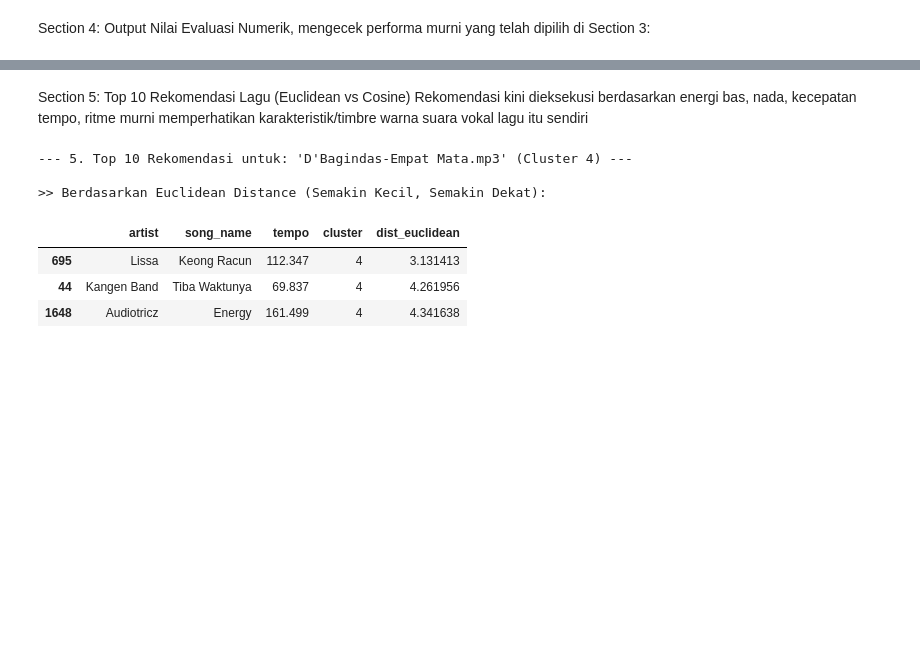
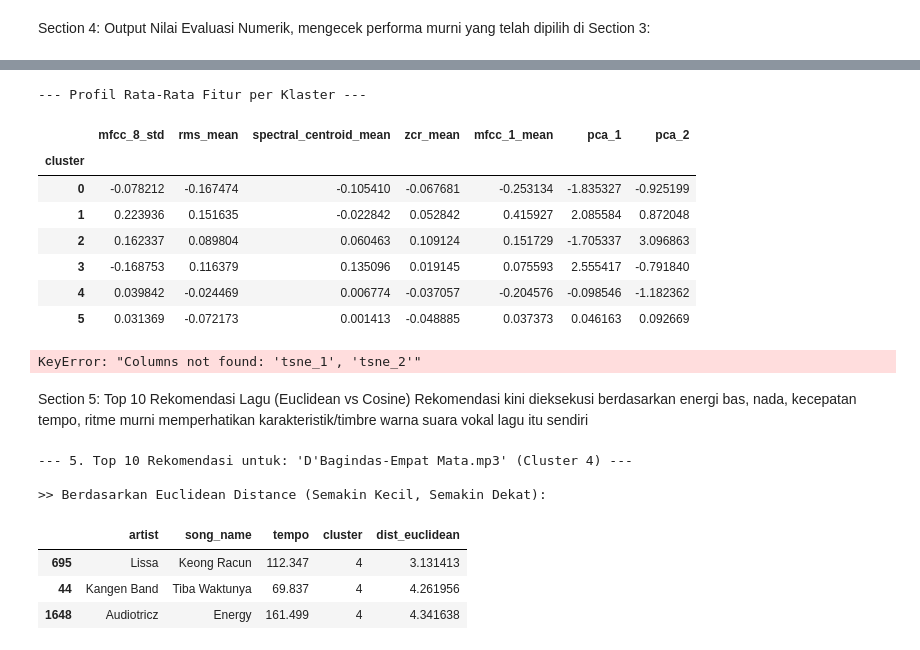
Before and after one commit to SSZ4RCHANGEL/Clustify-3K-MusicRecSys2026, a Jupyter notebook: kmeans_preprocessing.ipynb, the cells around one changed output, grey strips where cells are left out. Saved outputs shown, nothing was run; the diff lists cells and outputs as text; code cells hidden in the pictures; blank space fills up the shorter version.

```diff
--- a/kmeans_preprocessing.ipynb
+++ b/kmeans_preprocessing.ipynb
@@ -199,3 +285,35 @@ Nilai CH Index       : 85.92
+# %%
+# --- 3.5 Analisis Profil Karakteristik Setiap Klaster ---
+# Tentukan kolom fitur spesifik yang ingin dianalisis
+kolom_analisis = ['mfcc_8_std', 'rms_mean', 'spectral_centroid_mean', 'zcr_mean', 'mfcc_1_mean' , 'pca_1', 'pca_2']
+
+# Hitung rata-rata (mean) hanya pada kolom analisis yang dipilih berdasarkan klaster
+cluster_profile = df_norm.groupby('cluster')[kolom_analisis].mean()
+
+print("\n--- Profil Rata-Rata Fitur per Klaster ---")
+display(cluster_profile)
+# %% [output]
+--- Profil Rata-Rata Fitur per Klaster ---
+|  | mfcc_8_std | rms_mean | spectral_centroid_mean | zcr_mean | mfcc_1_mean | pca_1 | pca_2 |
+| cluster |  |  |  |  |  |  |  |
+| 0 | -0.078212 | -0.167474 | -0.105410 | -0.067681 | -0.253134 | -1.835327 | -0.925199 |
+| 1 | 0.223936 | 0.151635 | -0.022842 | 0.052842 | 0.415927 | 2.085584 | 0.872048 |
+| 2 | 0.162337 | 0.089804 | 0.060463 | 0.109124 | 0.151729 | -1.705337 | 3.096863 |
+| 3 | -0.168753 | 0.116379 | 0.135096 | 0.019145 | 0.075593 | 2.555417 | -0.791840 |
+| 4 | 0.039842 | -0.024469 | 0.006774 | -0.037057 | -0.204576 | -0.098546 | -1.182362 |
+| 5 | 0.031369 | -0.072173 | 0.001413 | -0.048885 | 0.037373 | 0.046163 | 0.092669 |
+# %%
+# --- 3.5 Analisis Profil Karakteristik Setiap Klaster ---
+# Tentukan kolom fitur spesifik yang ingin dianalisis
+kolom_analisis = ['mfcc_8_std', 'rms_mean', 'spectral_centroid_mean', 'zcr_mean', 'mfcc_1_mean', 'tsne_1', 'tsne_2']
+
+# Hitung rata-rata (mean) hanya pada kolom analisis yang dipilih berdasarkan klaster
+cluster_profile = df_norm.groupby('cluster')[kolom_analisis].mean()
+
+print("\n--- Profil Rata-Rata Fitur per Klaster ---")
+display(cluster_profile)
+# %% [output]
+KeyError: "Columns not found: 'tsne_1', 'tsne_2'"
 # %% [markdown]
 Section 5: Top 10 Rekomendasi Lagu (Euclidean vs Cosine)
 Rekomendasi kini dieksekusi berdasarkan energi bas, nada, kecepatan tempo, ritme murni memperhatikan karakteristik/timbre warna suara vokal lagu itu sendiri
```
Also changed, not shown: parts of 7 cells of this notebook.
